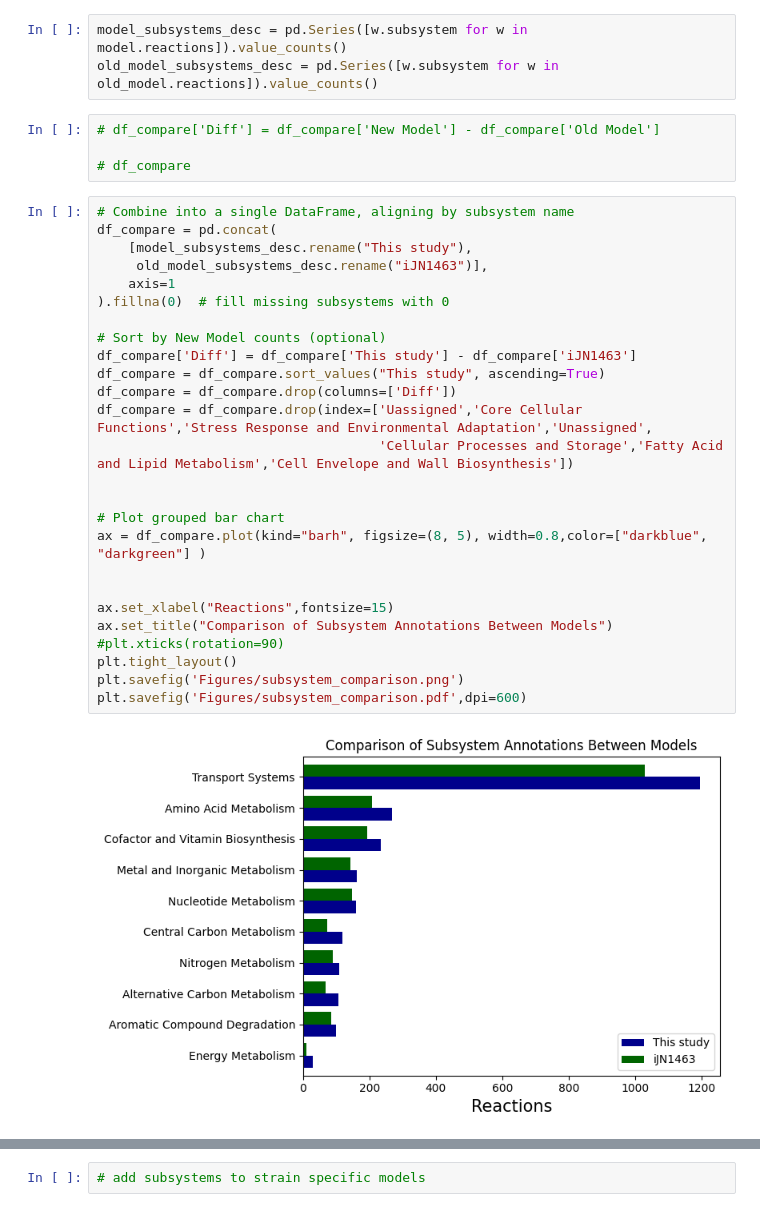
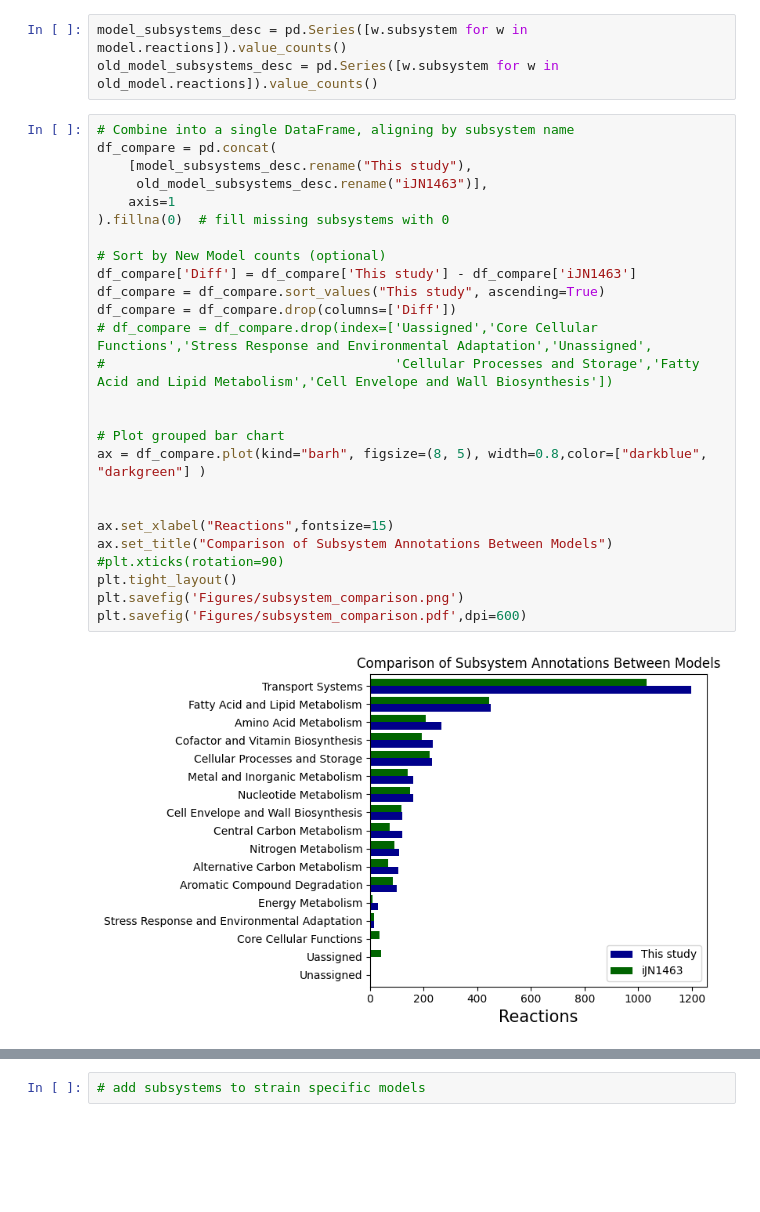
Before and after one commit to SBRG/Pseudomonas_putida_GEMs, a Jupyter notebook: subsystem_annotation.ipynb, the cells around one changed output, grey strips where cells are left out. Drawn from its saved outputs; the diff is of its cells as text; blank space fills up the shorter version.

```diff
--- a/subsystem_annotation.ipynb
+++ b/subsystem_annotation.ipynb
@@ -264,38 +268,34 @@ for rxn in model.reactions:
 # %%
 model_subsystems_desc = pd.Series([w.subsystem for w in model.reactions]).value_counts()
 old_model_subsystems_desc = pd.Series([w.subsystem for w in old_model.reactions]).value_counts()
-# %%
-# df_compare['Diff'] = df_compare['New Model'] - df_compare['Old Model']
-
-# df_compare
 # %%
 # Combine into a single DataFrame, aligning by subsystem name
 df_compare = pd.concat(
     [model_subsystems_desc.rename("This study"),
      old_model_subsystems_desc.rename("iJN1463")],
     axis=1
 ).fillna(0)  # fill missing subsystems with 0
 
 # Sort by New Model counts (optional)
 df_compare['Diff'] = df_compare['This study'] - df_compare['iJN1463']
 df_compare = df_compare.sort_values("This study", ascending=True)
 df_compare = df_compare.drop(columns=['Diff'])
-df_compare = df_compare.drop(index=['Uassigned','Core Cellular Functions','Stress Response and Environmental Adaptation','Unassigned',
-                                    'Cellular Processes and Storage','Fatty Acid and Lipid Metabolism','Cell Envelope and Wall Biosynthesis'])
+# df_compare = df_compare.drop(index=['Uassigned','Core Cellular Functions','Stress Response and Environmental Adaptation','Unassigned',
+#                                     'Cellular Processes and Storage','Fatty Acid and Lipid Metabolism','Cell Envelope and Wall Biosynthesis'])
 
 
 # Plot grouped bar chart
 ax = df_compare.plot(kind="barh", figsize=(8, 5), width=0.8,color=["darkblue", "darkgreen"] )
 
 
 ax.set_xlabel("Reactions",fontsize=15)
 ax.set_title("Comparison of Subsystem Annotations Between Models")
 #plt.xticks(rotation=90)
 plt.tight_layout()
 plt.savefig('Figures/subsystem_comparison.png')
 plt.savefig('Figures/subsystem_comparison.pdf',dpi=600)
 # %% [output]
-[figure, old version]
+[figure, new version]
 # %%
 df_compare
 # %% [output]
```
Also changed, not shown: parts of 12 cells of this notebook, 27 other files.
